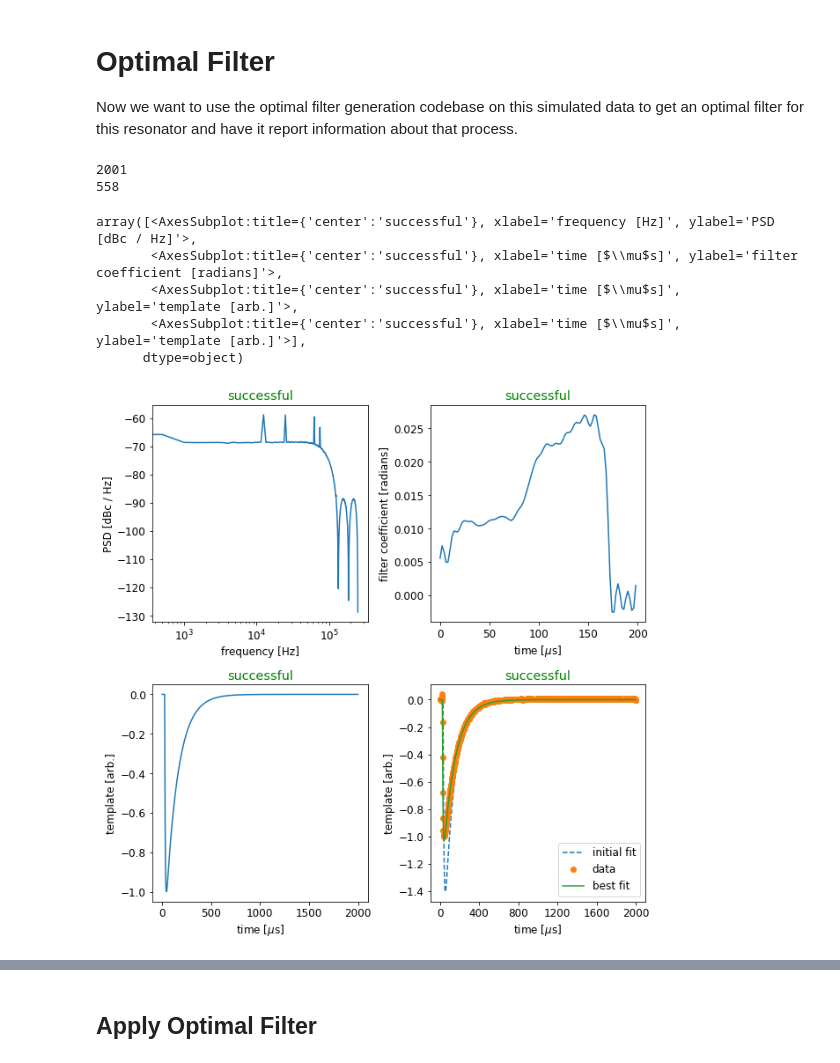
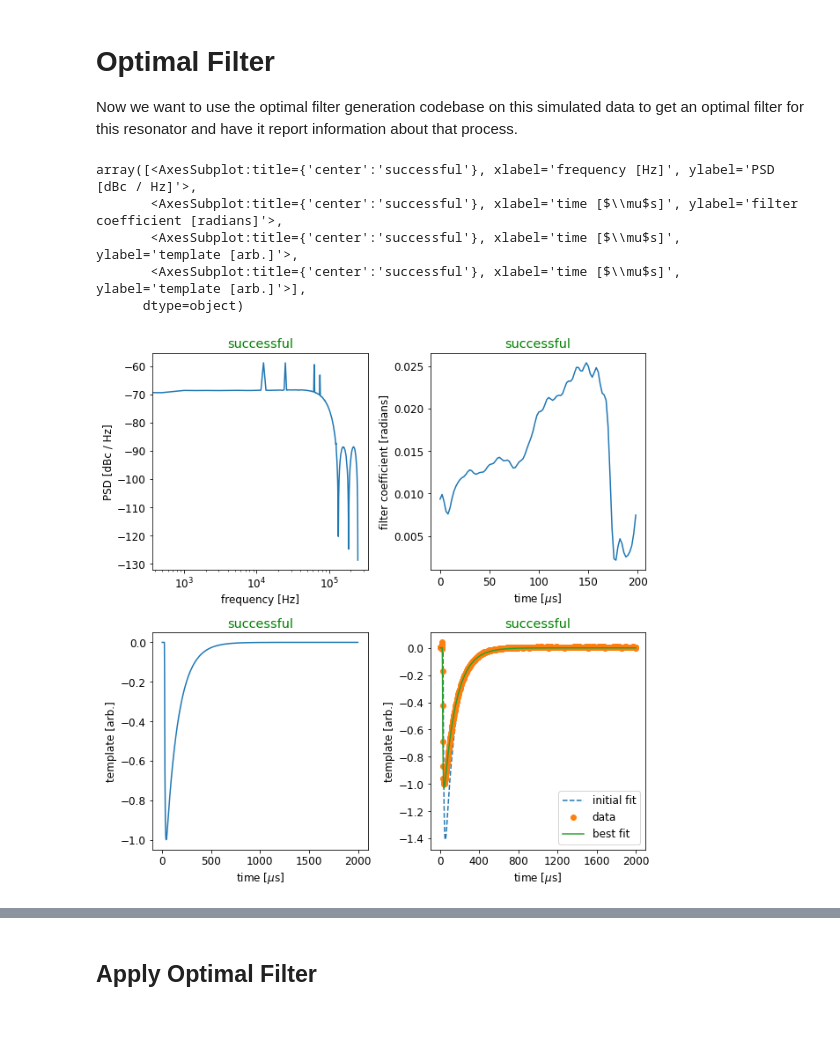
Before and after one commit to MazinLab/MKIDReadoutAnalysis, a Jupyter notebook: Example.ipynb, the cells around one changed output, grey strips where cells are left out. Drawn from its saved outputs; the diff is of its cells as text; code cells hidden in the pictures; blank space fills up the shorter version.

Commit message:
Optimal filters use full noise timeseries to compute psd if given. Seems to perform slightly worse (R=8.5 vs 9) but it's likely a simulation artifact and within the error of the r calculation.

```diff
--- a/Example.ipynb
+++ b/Example.ipynb
@@ -195,39 +197,37 @@ cfg=ConfigThing()
 cfg.registerfromkvlist((('dt', 2e-6),
 ('summary_plot', True),
 ('pulses.unwrap', False),
 ('pulses.fallback_template', 'default'),
 ('pulses.ntemplate', 1000), # need to set this larger to calculate covariance matrix in the time domain "accurately" for the number of selected filter coefficients
 ('pulses.offset', 20),
 ('pulses.threshold', 4),
 ('pulses.separation', 50),
 ('pulses.min_pulses', 500),
 ('noise.nwindow', 1000), #1000
 ('noise.isolation', 100),
 ('noise.max_windows', 2000), # maximum number of nwindows of samples needed before moving on [int]
 ('noise.max_noise', 5000), #2000
 ('template.percent', 80),
 ('template.cutoff', .2),
 ('template.min_tau', 5),
 ('template.max_tau', 100),
 ('template.fit', 'triple_exponential'),
 ('filter.filter_type',  'wiener'),
 ('filter.nfilter', 100), # for messing around this should be closer to 1000 and ntemplate should be increased to be 5-10x nfilter
                         # need to make sure filter is periodic and this gets hard when the filter is short
 ('filter.normalize', True)), namespace='')
 
-ofc = Calculator(fine_channel, config=cfg, name='simulated')
+ofc = Calculator(fine_channel, noise, config=cfg, name='simulated')
 
 ofc.calculate(clear=False)
 
 ofc.plot()
 # ofc.result["filter"]
 # probably need 2 or 3 thousand pulses to average to get rid of noise if you do't want to fit the template
 # %% [output]
-2001
-558
+array([<AxesSubplot:title={'center':'successful'}, xlabel='frequency [Hz]', ylabel='PSD [dBc / Hz]'>,
+       <AxesSubplot:title={'center':'successful'}, xlabel='time [$\\mu$s]', ylabel='filter coefficient [radians]'>,
+       <AxesSubplot:title={'center':'successful'}, xlabel='time [$\\mu$s]', ylabel='template [arb.]'>,
+       <AxesSubplot:title={'center':'successful'}, xlabel='time [$\\mu$s]', ylabel='template [arb.]'>],
+      dtype=object)
-array([<AxesSubplot:title={'center':'successful'}, xlabel='frequency [Hz]', ylabel='PSD [dBc / Hz]'>,
-       <AxesSubplot:title={'center':'successful'}, xlabel='time [$\\mu$s]', ylabel='filter coefficient [radians]'>,
-       <AxesSubplot:title={'center':'successful'}, xlabel='time [$\\mu$s]', ylabel='template [arb.]'>,
-       <AxesSubplot:title={'center':'successful'}, xlabel='time [$\\mu$s]', ylabel='template [arb.]'>],
-      dtype=object)
-[figure, old version]
+[figure, new version]
```
Also changed, not shown: parts of 18 cells of this notebook, 2 other files.
